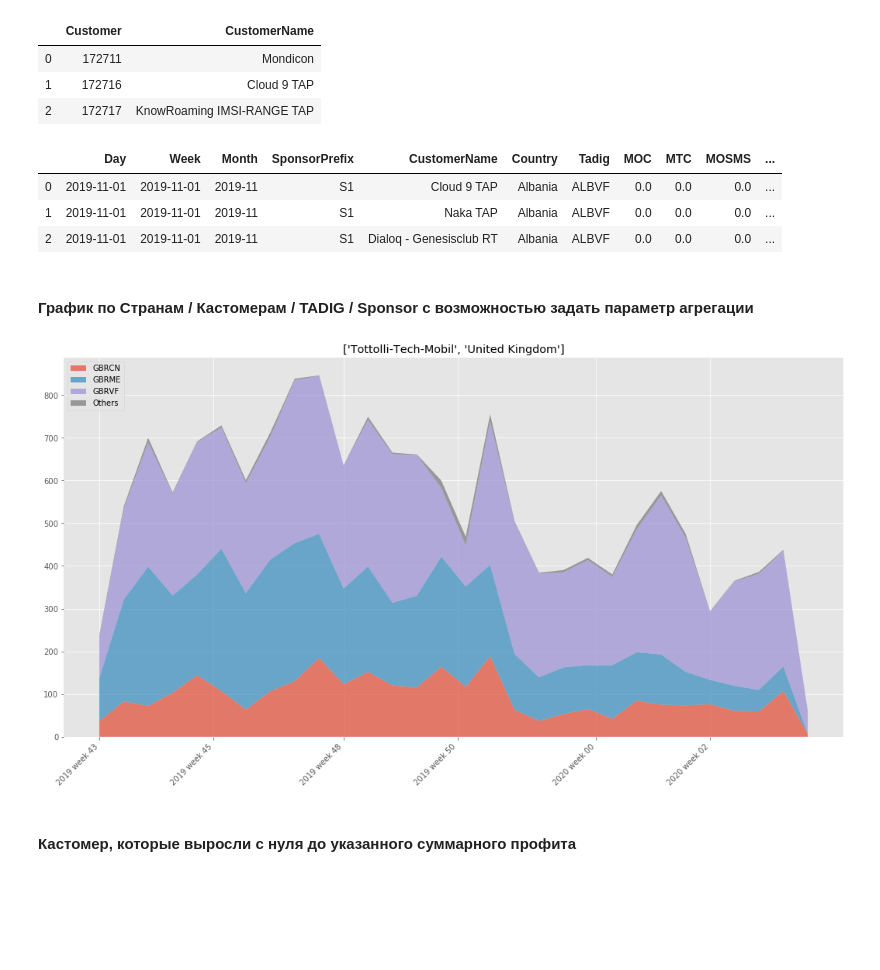
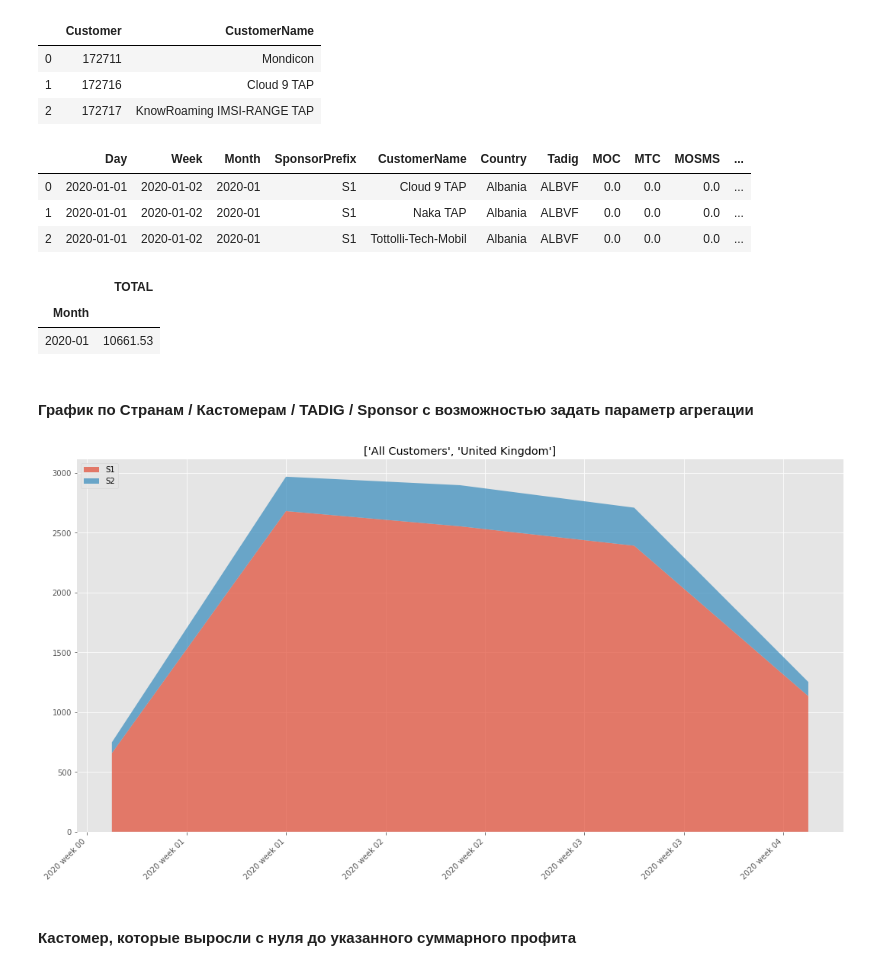
Before and after one commit to balobinp/RB_BD, a Jupyter notebook: RB_PROFIT_REPORT_VER07.ipynb, the cells around one changed output. Cells and saved outputs as stored; diff of their text form; code cells hidden in the pictures; blank space fills up the shorter version.

```diff
--- a/RB_PROFIT_REPORT_VER07.ipynb
+++ b/RB_PROFIT_REPORT_VER07.ipynb
@@ -25,7 +25,7 @@ register_matplotlib_converters()
 plt.style.use('ggplot')
 
 downloads = 'C:/Users/balob/Downloads'
-use_value = 'Cost' # 'Cost', 'Revenue', 'Profit'
+use_value = 'Revenue' # 'Cost', 'Revenue', 'Profit'
 
 sponsor_object = namedtuple('Sponsor', ['name', 'mccmnc', 'sponsor_id'])
 
@@ -38,8 +38,8 @@ sponsors = [s1_sponsor, s2_sponsor, s4_sponsor, s5_sponsor]
 
 # BSS time range report
 
-start_date = '20191101' # Including
-end_date = '20200201' # Including
+start_date = '20191001' # Including
+end_date = '20191231' # Including
 current_date = dt.datetime.now().strftime("%y%m%d")
 
 output_bss_usage_file = f'bss_usage_{start_date}_{end_date}_{current_date}.csv'
@@ -149,16 +149,23 @@ df_bss_processed = df_bss_processed[
 df_bss_processed.head(3)
 # %% [output]
 |  | Day | Week | Month | SponsorPrefix | CustomerName | Country | Tadig | MOC | MTC | MOSMS | ... |
-| 0 | 2019-11-01 | 2019-11-01 | 2019-11 | S1 | Cloud 9 TAP | Albania | ALBVF | 0.0 | 0.0 | 0.0 | ... |
-| 1 | 2019-11-01 | 2019-11-01 | 2019-11 | S1 | Naka TAP | Albania | ALBVF | 0.0 | 0.0 | 0.0 | ... |
-| 2 | 2019-11-01 | 2019-11-01 | 2019-11 | S1 | Dialoq - Genesisclub RT | Albania | ALBVF | 0.0 | 0.0 | 0.0 | ... |
+| 0 | 2020-01-01 | 2020-01-02 | 2020-01 | S1 | Cloud 9 TAP | Albania | ALBVF | 0.0 | 0.0 | 0.0 | ... |
+| 1 | 2020-01-01 | 2020-01-02 | 2020-01 | S1 | Naka TAP | Albania | ALBVF | 0.0 | 0.0 | 0.0 | ... |
+| 2 | 2020-01-01 | 2020-01-02 | 2020-01 | S1 | Tottolli-Tech-Mobil | Albania | ALBVF | 0.0 | 0.0 | 0.0 | ... |
+# %%
+df_bss_processed.loc[df_bss_processed.CustomerName == 'Dialoq - Genesisclub RT',
+                     ['Month','TOTAL']].groupby('Month').sum().round(2)
+# %% [output]
+|  | TOTAL |
+| Month |  |
+| 2020-01 | 10661.53 |
 # %% [markdown]
 #### График по Странам / Кастомерам / TADIG / Sponsor с возможностью задать параметр агрегации
 # %%
 threshold = 100 # Ниже данного порога (USD) значение будет попадать в Other
-aggregation_type = 'Tadig' # CustomerName, Country, Tadig, SponsorPrefix
+aggregation_type = 'SponsorPrefix' # CustomerName, Country, Tadig, SponsorPrefix
 
-customer = 'Tott' # Define the Customer with regular expression or leave ''
+customer = '' # Define the Customer with regular expression or leave ''
 country = 'United Kingdom' # Define the Country with regular expression or leave ''
 
 
@@ -183,34 +190,34 @@ s1 = df_temp.groupby(['Week', aggregation_type], as_index=False)['TOTAL'].sum()\
 .groupby([aggregation_type])['TOTAL'].max()
 
 list_other = s1[s1.values <= threshold].index.tolist()
 
 df_temp.loc[df_bss_processed[aggregation_type].isin(list_other), [aggregation_type]] = 'Others'
 
 df_temp = df_temp.groupby(['Week', aggregation_type], as_index=False)['TOTAL'].sum()
 
 df_temp = df_temp.pivot_table(values='TOTAL',index=['Week']
                    ,columns=aggregation_type, aggfunc=np.sum).reset_index().sort_values(by='Week')
 
 df_temp.fillna(0, inplace=True)
 
 fig = plt.figure(figsize=(18,9))
 ax = fig.add_subplot(1,1,1)
 ax.stackplot(df_temp['Week'].values, df_temp.drop('Week', axis=1).T, labels=df_temp.columns[1:], alpha=0.70)
 ax.legend(loc='upper left')
 plt.xticks(rotation=45, ha="right")
 
 # Удалить рамку графика
 for spine in plt.gca().spines.values():
     spine.set_visible(False)
 
 ax.set_title(plot_name) #Задать название графика
 
 date_format = mdates.DateFormatter('%Y week %U')
 ax.xaxis.set_major_formatter(date_format)
 
 plt.show()
 # %% [output]
-[figure, old version]
+[figure, new version]
 # %% [markdown]
 #### Кастомер, которые выросли с нуля до указанного суммарного профита
 # %%
```
Also changed, not shown: parts of 9 cells of this notebook, 11 other files.
